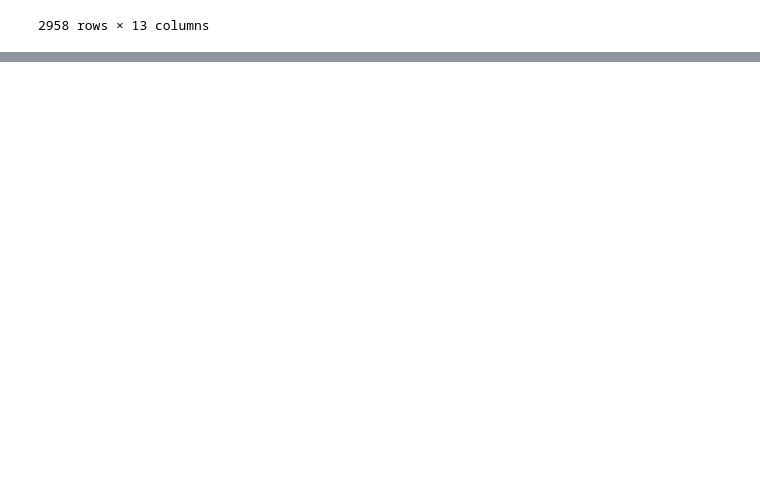
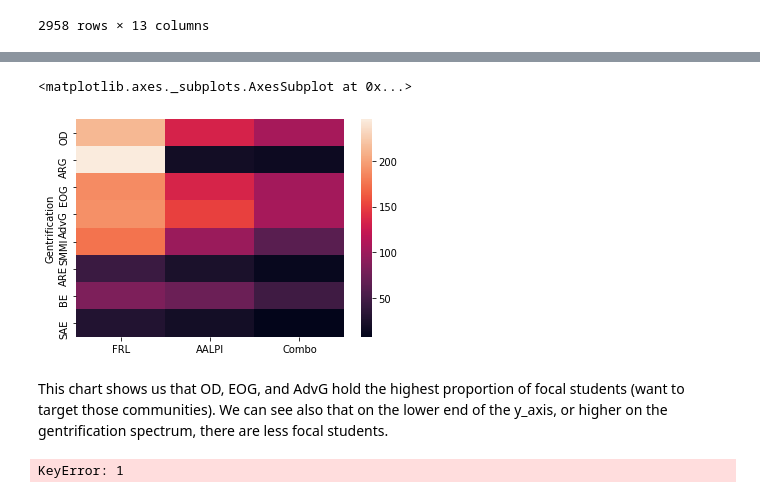
Before and after one commit to 18rberry/Operationalizing-Equity-Tiebreaker-in-SF, a Jupyter notebook: notebooks/20210714-rb-frldata.ipynb, the cells around one changed output, grey strips where cells are left out. Saved outputs shown, nothing was run; the diff lists cells and outputs as text; code cells hidden in the pictures; blank space fills up the shorter version.

```diff
--- a/notebooks/20210714-rb-frldata.ipynb
+++ b/notebooks/20210714-rb-frldata.ipynb
@@ -185,0 +279,3 @@ grouped_Geoid_new
+# %%
+gentrification_agg_new = gentrification_agg_new.reindex(gentrification_cols)
+gentrification_agg_new
@@ -185,0 +293,12 @@ grouped_Geoid_new
+# %%
+x_axis_labels = ["FRL", "AALPI", "Combo"]
+sns.heatmap(gentrification_agg_new, xticklabels = x_axis_labels)
+# %% [output]
+<matplotlib.axes._subplots.AxesSubplot at 0x...>
+[figure, added]
+# %% [markdown]
+This chart shows us that OD, EOG, and AdvG hold the highest proportion of focal students (want to target those communities). We can see also that on the lower end of the y_axis, or higher on the gentrification spectrum, there are less focal students.
+# %%
+grouped_Geoid_new.loc[1, "ARE"]
+# %% [output]
+KeyError: 1
```
Also changed, not shown: parts of 23 cells of this notebook.
